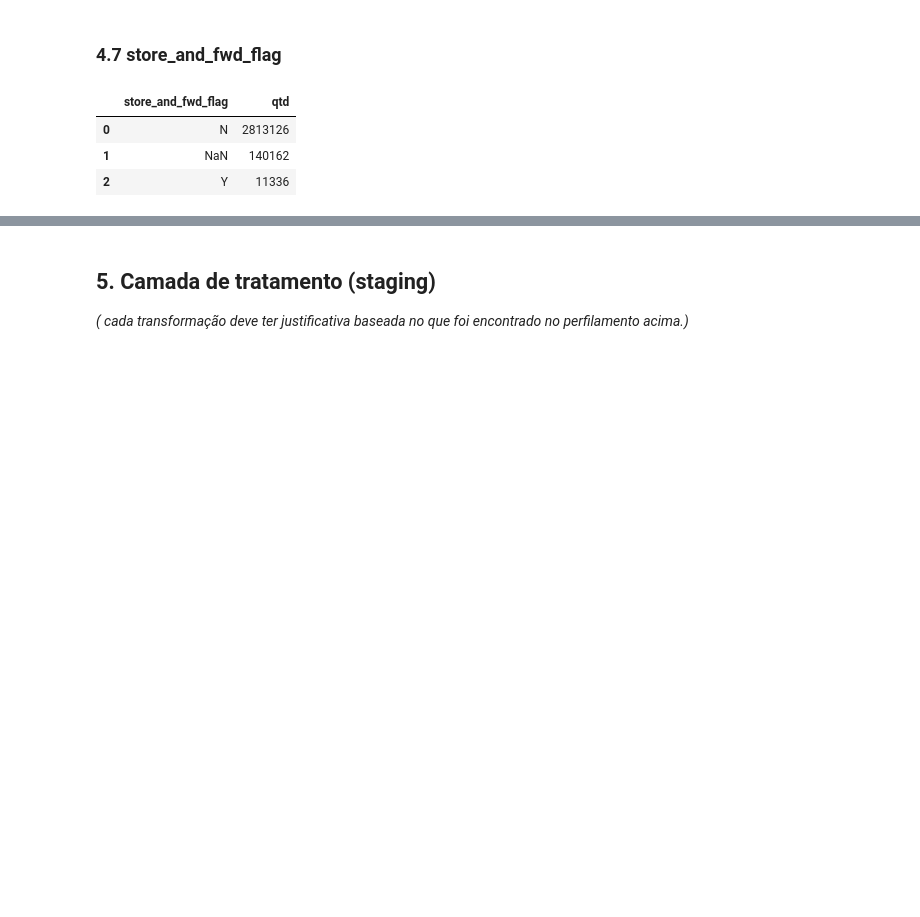
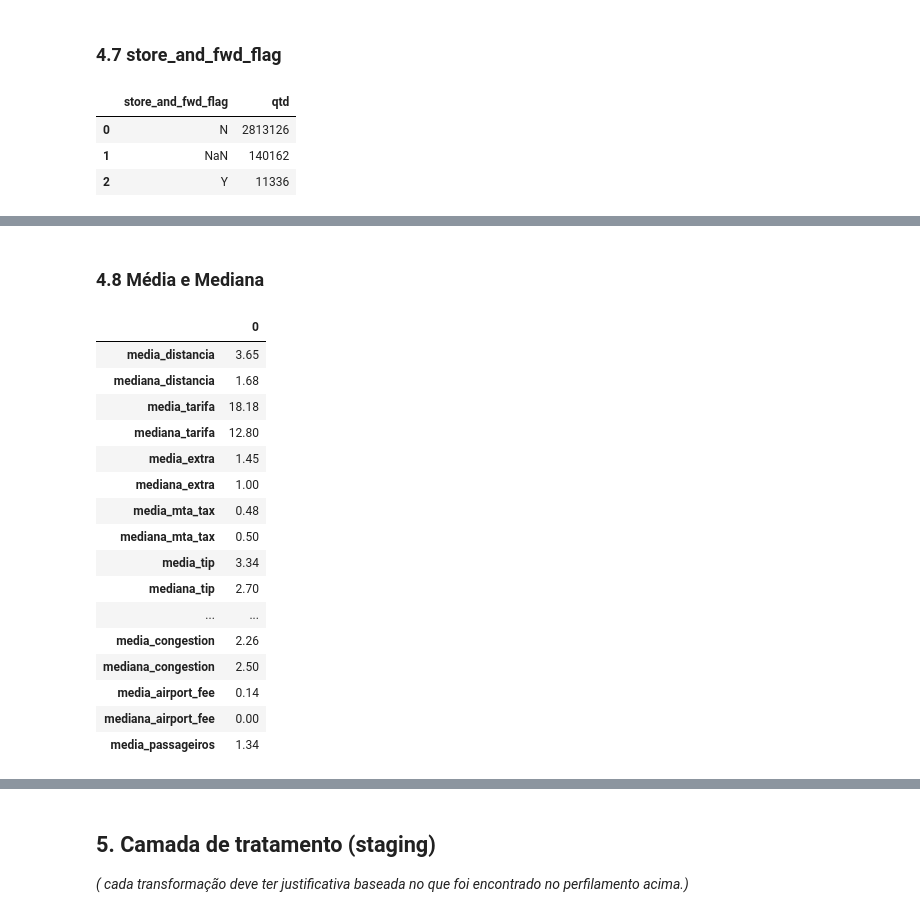
Before and after one commit to JohnnyFRL/led_taxi_elt, a Jupyter notebook: ipynb/elt_nyc_taxi.ipynb, the cells around one changed output, grey strips where cells are left out. Cells and saved outputs as stored; diff of their text form; code cells hidden in the pictures; blank space fills up the shorter version.

```diff
--- a/ipynb/elt_nyc_taxi.ipynb
+++ b/ipynb/elt_nyc_taxi.ipynb
@@ -257,0 +295,36 @@ con.execute("""
+# %% [markdown]
+### 4.8 Média e Mediana
+# %%
+con.execute("""
+    SELECT
+        ROUND(AVG(trip_distance), 2) AS media_distancia, MEDIAN(trip_distance) AS mediana_distancia,
+        ROUND(AVG(fare_amount), 2) AS media_tarifa, MEDIAN(fare_amount) AS mediana_tarifa,
+        ROUND(AVG(extra), 2) AS media_extra, MEDIAN(extra) AS mediana_extra,
+        ROUND(AVG(mta_tax), 2) AS media_mta_tax, MEDIAN(mta_tax) AS mediana_mta_tax,
+        ROUND(AVG(tip_amount), 2) AS media_tip, MEDIAN(tip_amount) AS mediana_tip,
+        ROUND(AVG(tolls_amount), 2) AS media_tolls, MEDIAN(tolls_amount) AS mediana_tolls,
+        ROUND(AVG(improvement_surcharge), 2) AS media_improvement, MEDIAN(improvement_surcharge) AS mediana_improvement,
+        ROUND(AVG(total_amount), 2) AS media_total, MEDIAN(total_amount) AS mediana_total,
+        ROUND(AVG(congestion_surcharge), 2) AS media_congestion, MEDIAN(congestion_surcharge) AS mediana_congestion,
+        ROUND(AVG(Airport_fee), 2) AS media_airport_fee, MEDIAN(Airport_fee) AS mediana_airport_fee,
+        ROUND(AVG(passenger_count), 2) AS media_passageiros
+    FROM raw_yellow_tripdata
+""").fetchdf().T
+# %% [output]
+|  | 0 |
+| media_distancia | 3.65 |
+| mediana_distancia | 1.68 |
+| media_tarifa | 18.18 |
+| mediana_tarifa | 12.80 |
+| media_extra | 1.45 |
+| mediana_extra | 1.00 |
+| media_mta_tax | 0.48 |
+| mediana_mta_tax | 0.50 |
+| media_tip | 3.34 |
+| mediana_tip | 2.70 |
+| ... | ... |
+| media_congestion | 2.26 |
+| mediana_congestion | 2.50 |
+| media_airport_fee | 0.14 |
+| mediana_airport_fee | 0.00 |
+| media_passageiros | 1.34 |
```
Also changed, not shown: parts of 8 cells of this notebook.
